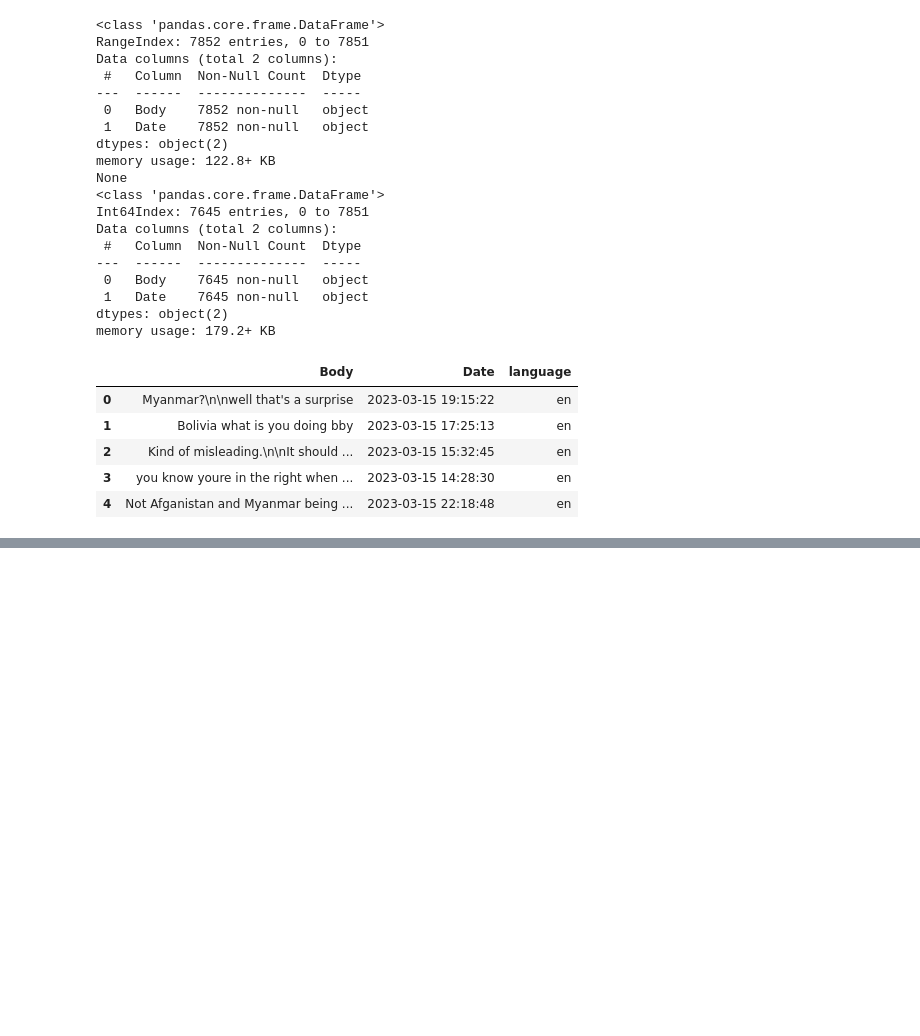
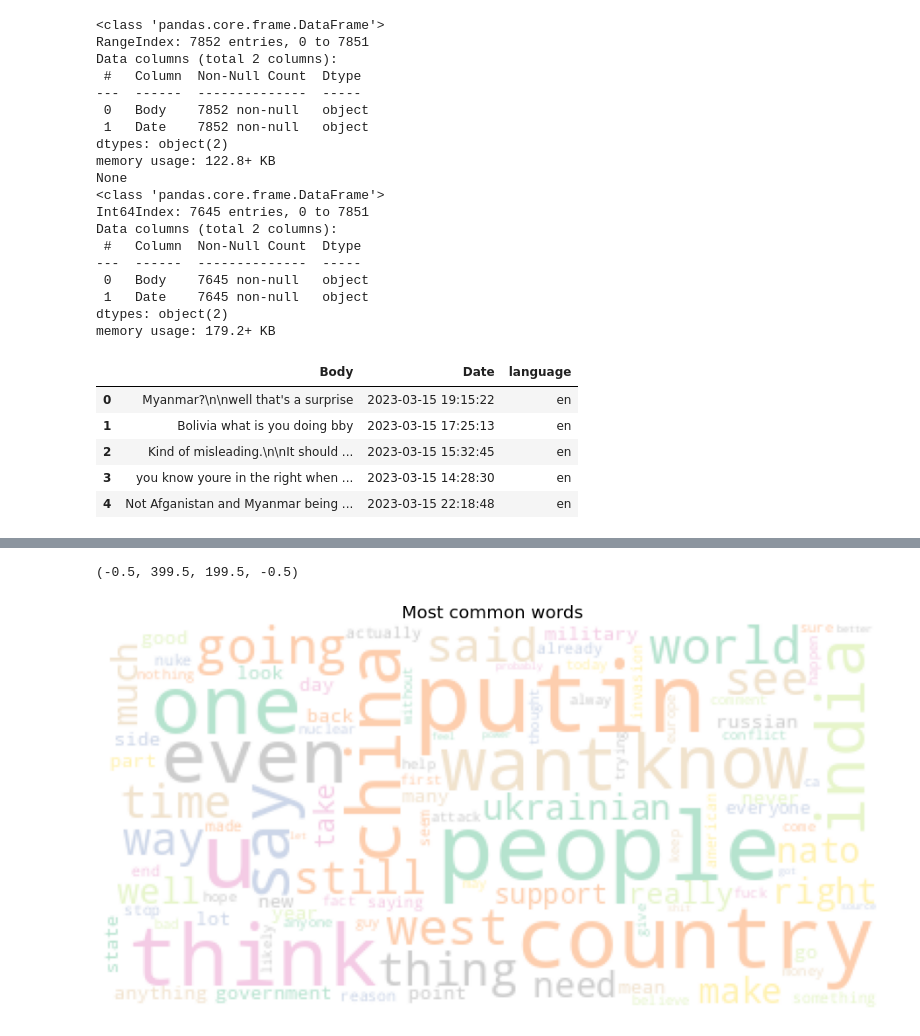
Before and after one commit to farhanwadia/MIE1624project, a Jupyter notebook: p3_TopicModeling.ipynb, the cells around one changed output, grey strips where cells are left out. Cells and saved outputs as stored; diff of their text form; code cells hidden in the pictures; blank space fills up the shorter version.

```diff
--- a/p3_TopicModeling.ipynb
+++ b/p3_TopicModeling.ipynb
@@ -135,0 +182,25 @@ red_text_df.head()
+# %%
+# importing required NLTK modules for text processsing
+import nltk
+nltk.download('punkt')
+from nltk.corpus import stopwords
+nltk.download('stopwords')
+from nltk.stem import WordNetLemmatizer
+nltk.download('wordnet')
+from bs4 import BeautifulSoup
+import re
+
+def PreProcessor(text):
+  lemmatizer = WordNetLemmatizer()
+  stopword = stopwords.words('english')
+  stopword.extend(['from', 'subject', 're', 'edu', 'use', 'russia', 'ukraine', 'war', 'russian']) ### Added some more stopwords
+  text = BeautifulSoup(text, 'html.parser').get_text()
+  text = re.sub(r'http\S+', '', text)
+  text = re.sub(' +', ' ', text)
+  tokens = nltk.word_tokenize(text)
+  lower = [word.lower() for word in tokens]
+  no_stopwords = [word for word in lower if word not in stopword]
+  no_alpha = [word for word in no_stopwords if word.isalpha()]
+  lemm_text = [lemmatizer.lemmatize(word) for word in no_alpha]
+  normalized_text = lemm_text
+  return normalized_text
@@ -135,0 +214,16 @@ red_text_df.head()
+# %%
+# let's checkput the word cloud of the tweets we have
+from wordcloud import WordCloud
+red_text_df['pre-processed'] = red_text_df['Body'].map(PreProcessor)
+red_text_df['pre-processed text'] = red_text_df['pre-processed'].apply(lambda x: " ".join([str(word) for word in x]))
+word_cloud = " ".join(red_text_df['pre-processed text'].values)
+
+plt.figure(figsize=(16,13))
+wc = WordCloud(background_color="white", max_words=100, max_font_size=50)
+wc.generate(word_cloud)
+plt.title("Most common words", fontsize=20)
+plt.imshow(wc.recolor(colormap='Pastel2', random_state=4), alpha=0.98)
+plt.axis('off')
+# %% [output]
+(-0.5, 399.5, 199.5, -0.5)
+[figure, added]
```
Also changed, not shown: parts of 15 cells of this notebook.
